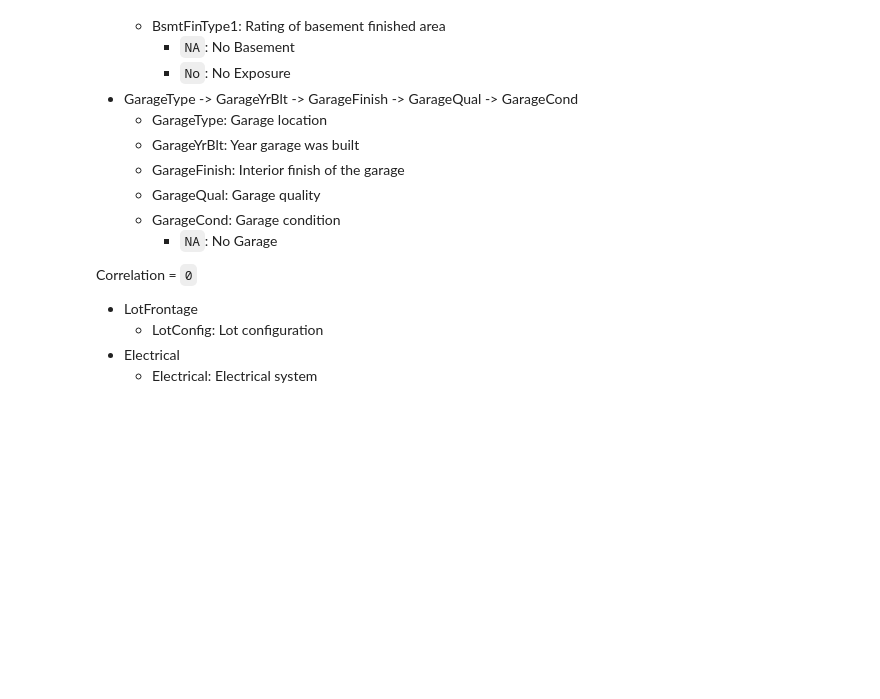
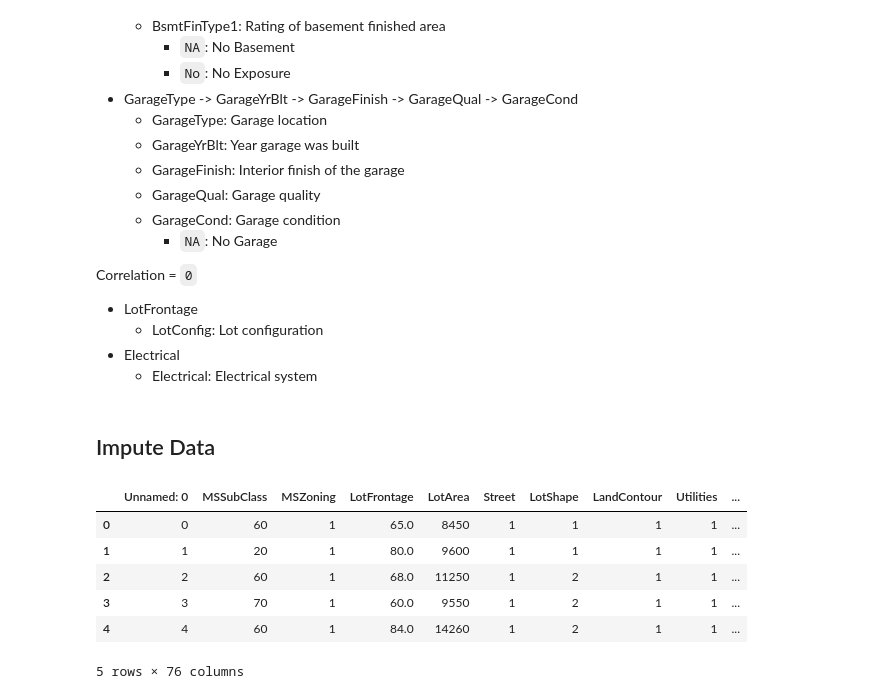
Before and after one commit to JacoboGGLeon/houses_sales_kaggle, a Jupyter notebook: load.ipynb, the cells around one changed output. Drawn from its saved outputs; the diff is of its cells as text; code cells hidden in the pictures; blank space fills up the shorter version.

```diff
--- a/load.ipynb
+++ b/load.ipynb
@@ -104,3 +104,17 @@ Correlation =  `0`
     * LotConfig: Lot configuration
 * Electrical
     * Electrical: Electrical system
+# %% [markdown]
+## Impute Data
+# %%
+file = 'train_impute.csv'
+df = pd.read_csv(file)
+df.head()
+# %% [output]
+|  | Unnamed: 0 | MSSubClass | MSZoning | LotFrontage | LotArea | Street | LotShape | LandContour | Utilities | ... |
+| 0 | 0 | 60 | 1 | 65.0 | 8450 | 1 | 1 | 1 | 1 | ... |
+| 1 | 1 | 20 | 1 | 80.0 | 9600 | 1 | 1 | 1 | 1 | ... |
+| 2 | 2 | 60 | 1 | 68.0 | 11250 | 1 | 2 | 1 | 1 | ... |
+| 3 | 3 | 70 | 1 | 60.0 | 9550 | 1 | 2 | 1 | 1 | ... |
+| 4 | 4 | 60 | 1 | 84.0 | 14260 | 1 | 2 | 1 | 1 | ... |
+5 rows × 76 columns
```
Also changed, not shown: parts of 2 cells of this notebook, 1 other file.
